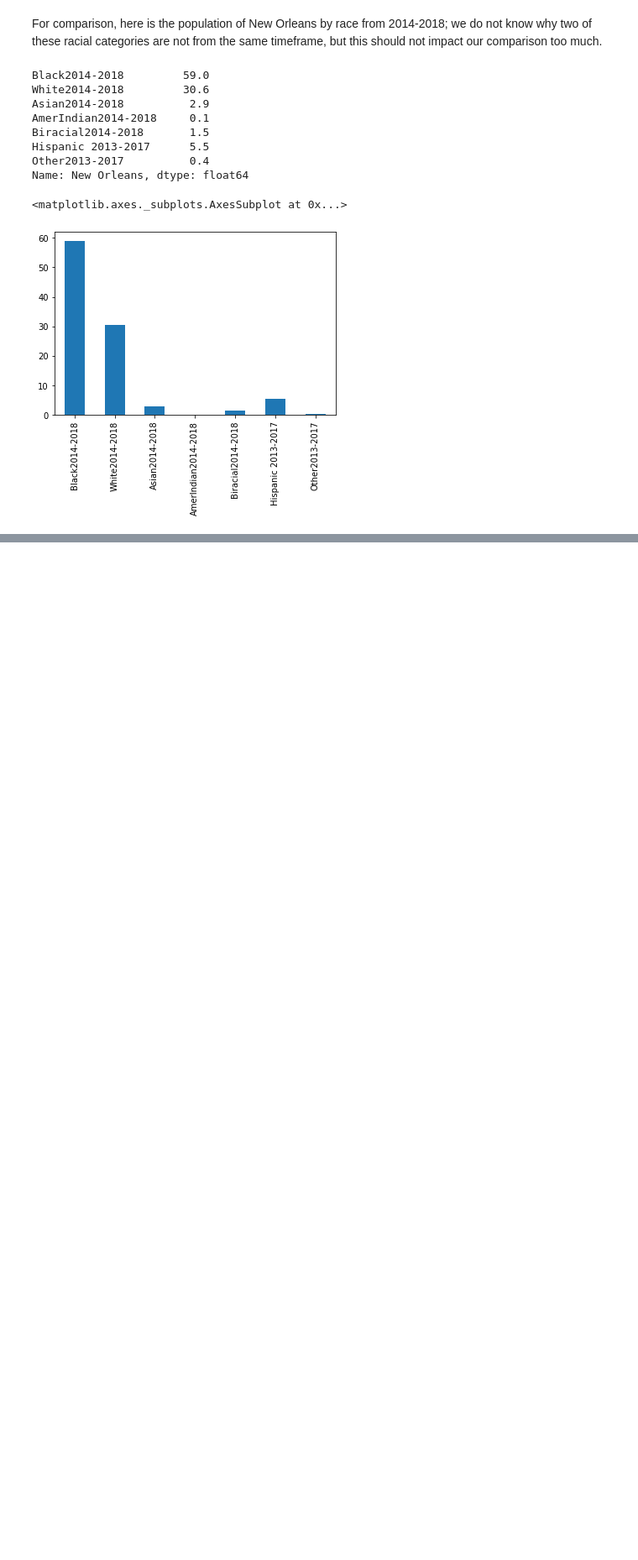
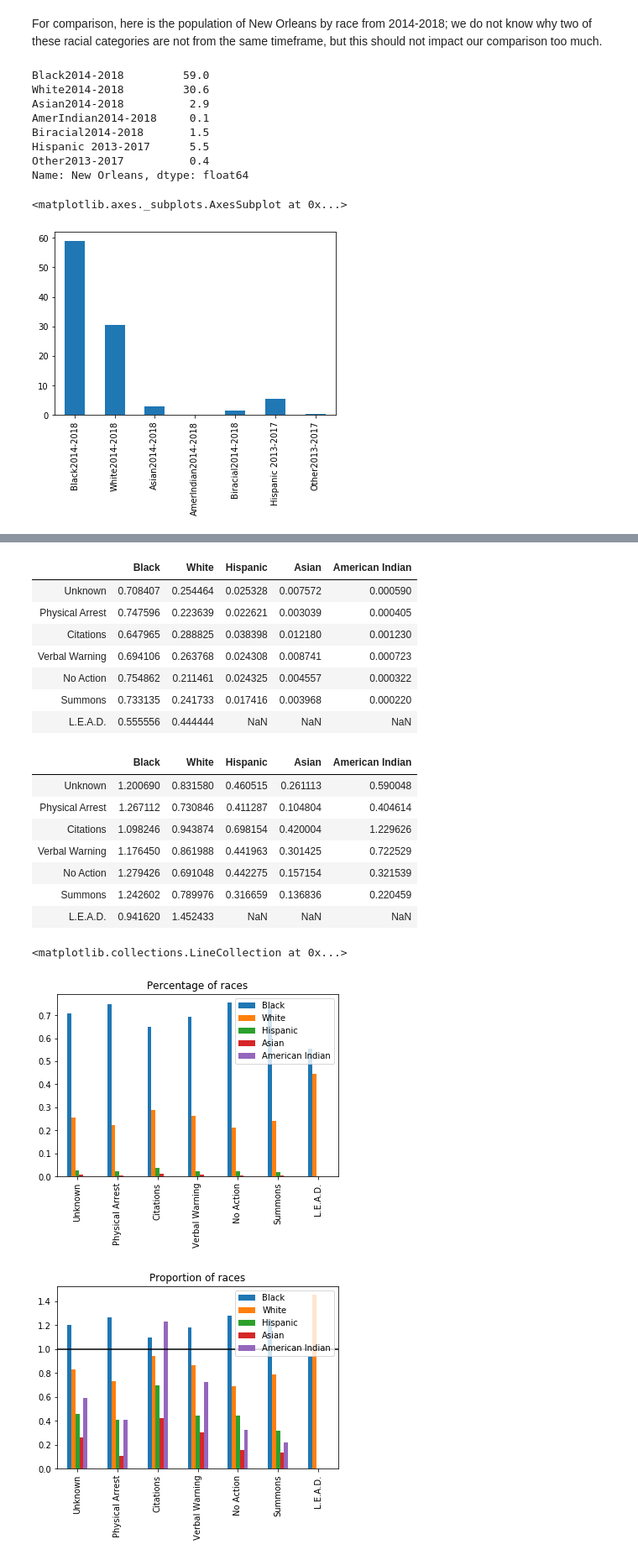
Before and after one commit to Icasas101/FinalDSTutorial, a Jupyter notebook: Final DS Tutorial.ipynb, the cells around one changed output, grey strips where cells are left out. Shown: that part at 84% size. Cells and saved outputs as stored; diff of their text form; code cells hidden in the pictures; blank space fills up the shorter version.

Commit message:
Added proportion comparison

```diff
--- a/Final DS Tutorial.ipynb
+++ b/Final DS Tutorial.ipynb
@@ -985,0 +998,7 @@ KeyboardInterrupt:
+# %%
+print(race_df.iloc[72])
+blackPer = race_df.iloc[72]["Black2014-2018"]
+whitePer = race_df.iloc[72]["White2014-2018"]
+asianPer = race_df.iloc[72]["Asian2014-2018"]
+amerPer = race_df.iloc[72]["AmerIndian2014-2018"]
+hispanicPer = race_df.iloc[72]["Hispanic 2013-2017"]
@@ -985,0 +1094,57 @@ KeyboardInterrupt:
+# %%
+import matplotlib.pyplot as  plt
+
+keys = ["Black", "White", "Hispanic", "Asian", "American Indian"]
+
+# gathering values of percentages into list
+for val in percentageLst:
+    idkVals = percentageLst[0:5]
+    physArrestVals = percentageLst[5:10]
+    citationVals = percentageLst[10:15]
+    verbalVals = percentageLst[15:20]
+    noneVals =  percentageLst[20:25]
+    summonsVals = percentageLst[25:30]
+    leadVals = percentageLst[30:32]
+
+# making large list to use for dataframe
+bigPerLst = [idkVals, physArrestVals, citationVals, verbalVals, noneVals, summonsVals, leadVals]
+
+# creating and displaying dataframe plus bar chart
+percentDf = pd.DataFrame(bigPerLst, index = ['Unknown', 'Physical Arrest', 'Citations', 'Verbal Warning', 'No Action', 'Summons', 'L.E.A.D.'], columns=["Black", "White", "Hispanic", "Asian", "American Indian"])
+display(percentDf)
+percentDf.plot.bar(title="Percentage of races")
+
+# same as above, but for proportions
+for value in proportionLst:
+    idkVals2 = proportionLst[0:5]
+    physArrestVals2 = proportionLst[5:10]
+    citationVals2 =proportionLst[10:15]
+    verbalVals2 = proportionLst[15:20]
+    noneVals2 =  proportionLst[20:25]
+    summonsVals2 = proportionLst[25:30]
+    leadVals2 = proportionLst[30:32]
+
+bigProLst = [idkVals2, physArrestVals2, citationVals2, verbalVals2, noneVals2, summonsVals2, leadVals2]
+proDf = pd.DataFrame(bigProLst, index = ['Unknown', 'Physical Arrest', 'Citations', 'Verbal Warning', 'No Action', 'Summons', 'L.E.A.D.'], columns=["Black", "White", "Hispanic", "Asian", "American Indian"])
+display(proDf)
+proDf.plot.bar(title="Proportion of races").hlines(1, -1, 7)
+# %% [output]
+|  | Black | White | Hispanic | Asian | American Indian |
+| Unknown | 0.708407 | 0.254464 | 0.025328 | 0.007572 | 0.000590 |
+| Physical Arrest | 0.747596 | 0.223639 | 0.022621 | 0.003039 | 0.000405 |
+| Citations | 0.647965 | 0.288825 | 0.038398 | 0.012180 | 0.001230 |
+| Verbal Warning | 0.694106 | 0.263768 | 0.024308 | 0.008741 | 0.000723 |
+| No Action | 0.754862 | 0.211461 | 0.024325 | 0.004557 | 0.000322 |
+| Summons | 0.733135 | 0.241733 | 0.017416 | 0.003968 | 0.000220 |
+| L.E.A.D. | 0.555556 | 0.444444 | NaN | NaN | NaN |
+|  | Black | White | Hispanic | Asian | American Indian |
+| Unknown | 1.200690 | 0.831580 | 0.460515 | 0.261113 | 0.590048 |
+| Physical Arrest | 1.267112 | 0.730846 | 0.411287 | 0.104804 | 0.404614 |
+| Citations | 1.098246 | 0.943874 | 0.698154 | 0.420004 | 1.229626 |
+| Verbal Warning | 1.176450 | 0.861988 | 0.441963 | 0.301425 | 0.722529 |
+| No Action | 1.279426 | 0.691048 | 0.442275 | 0.157154 | 0.321539 |
+| Summons | 1.242602 | 0.789976 | 0.316659 | 0.136836 | 0.220459 |
+| L.E.A.D. | 0.941620 | 1.452433 | NaN | NaN | NaN |
+<matplotlib.collections.LineCollection at 0x...>
+[figure, added]
+[figure, added]
```
Also changed, not shown: parts of 12 cells of this notebook.
